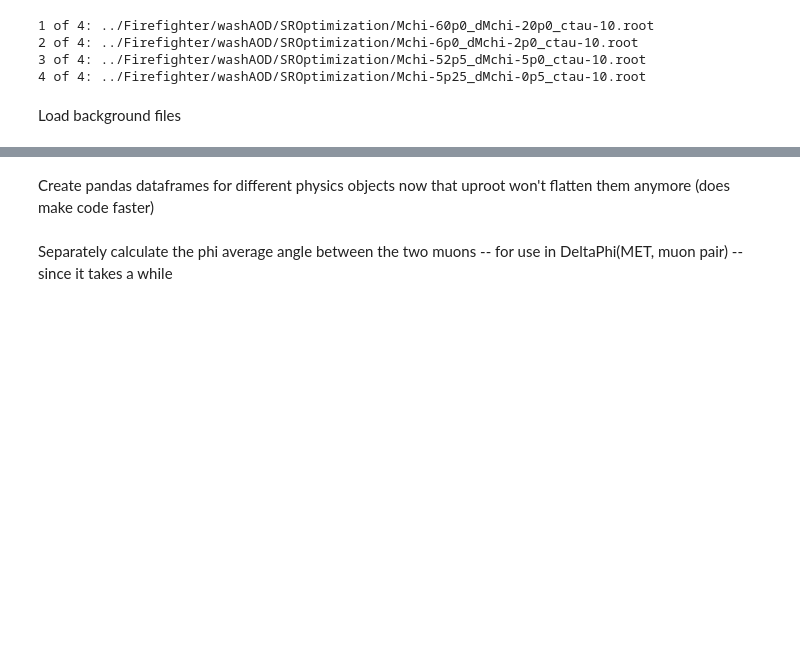
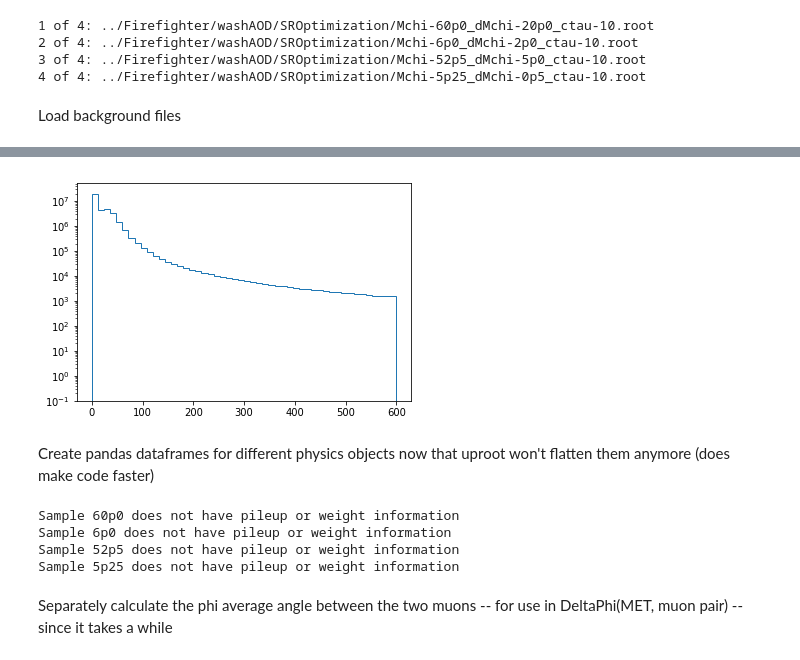
Before and after one commit to afrankenthal/iDM-analysis-plotting, a Jupyter notebook: older_scrips/SROptimizationAnalysis.ipynb, the cells around one changed output, grey strips where cells are left out. Cells and saved outputs as stored; diff of their text form; code cells hidden in the pictures; blank space fills up the shorter version.

```diff
--- a/older_scrips/SROptimizationAnalysis.ipynb
+++ b/older_scrips/SROptimizationAnalysis.ipynb
@@ -6,12 +6,13 @@ import numpy as np
 import pandas as pd
 from collections import OrderedDict
 import math
+import time
 
 %matplotlib inline
 import matplotlib.pyplot as plt
 from mpl_toolkits.axes_grid1.inset_locator import inset_axes
 plt.style.use('default')
 plt.rcParams['grid.linestyle'] = ':'
-plt.rcParams.update({'font.size': 9})
+plt.rcParams.update({'font.size': 11})
 
 import uproot # uproot needs to be last for some reason
@@ -27,3 +42,6 @@ import operator
+# %%
+import concurrent.futures
+executor = concurrent.futures.ThreadPoolExecutor(48)
 # %% [markdown]
 # Load ntuples from analyzer
 # %% [markdown]
@@ -75,0 +102,28 @@ Load background files
+# %%
+bkgs_dirs = ['DYJetsToLL_M-50_TuneCP5_13TeV-madgraphMLM-pythia8/crab_DYJetsToLL/190325_184023/0000',
+             'DYJetsToTauTau_ForcedMuDecay_M-50_TuneCP5_13TeV-amcatnloFXFX-pythia8/crab_DYJetsToTauTau/190325_183740/0000',
+             'QCD_bEnriched_HT100to200_TuneCP5_13TeV-madgraph-pythia8/crab_QCD_bEnriched_HT100to200/190327_144913/0000',
+             'TTTo2L2Nu_TuneCP5_13TeV-powheg-pythia8/crab_TTTo2L2Nu/190325_190600/0000',
+             'WJetsToLNu_HT-100To200_TuneCP5_13TeV-madgraphMLM-pythia8/crab_WJetsToLNu_HT-100To200/190325_190137/0000',
+             'WWJJToLNuLNu_QCD_noTop_13TeV-madgraph-pythia8/crab_WWJJToLNuLNu/190325_183506/0000',
+             'WWTo2L2Nu_NNPDF31_TuneCP5_13TeV-powheg-pythia8/crab_WWTo2L2Nu_v3/190325_173808/0000',
+             'WZTo3LNu_TuneCP5_13TeV-powheg-pythia8/crab_WZTo3LNu/190325_183610/0000',
+             'ZJetsToNuNu_HT-100To200_13TeV-madgraph/crab_ZJetsToNuNu_HT-100To200/190325_190422/0000',
+             'ZZTo2L2Nu_TuneCP5_13TeV_powheg_pythia8/crab_ZZTo2L2Nu/190325_182956/0000',
+
+            ]
+bkgs = ['DYJetsToLL', 'DYJetsToTauTau', 'QCD_bEnriched_HT100to200', 'TTTo2L2Nu', 'WJetsToLNu_HT-100To200',
+        'WWJJToLNuLNu', 'WWTo2L2Nu', 'WZTo3LNu', 'ZJetsToNuNu_HT-100To200', 'ZZTo2L2Nu']
+# %%
+xrdfs = client.FileSystem("root://cmseos.fnal.gov/")
+
+redirector = 'root://cmsxrootd.fnal.gov'
+bkg_base_dir = '/store/group/lpcmetx/iDM/Ntuples/2018/backgrounds'
+files = {}
+
+for bkg, bkg_dir in zip(bkgs, bkgs_dirs):
+    files[bkg] = []
+    status, listing = xrdfs.dirlist(f'{bkg_base_dir}/{bkg_dir}', DirListFlags.STAT)
+    for file in listing:
+        if '.root' in file.name:
+            files[bkg].append(f'{redirector}/{bkg_base_dir}/{bkg_dir}/{file.name}')
@@ -75,0 +334,4 @@ Load background files
+# %%
+plt.hist(muons['DYJetsToLL']['recoPt'],bins=50,histtype='step', log=True,range=(0,600));
+# %% [output]
+[figure, added]
@@ -82,9 +346,10 @@ tree['ZJetsToNuNu'] = uproot.open('root://cmsxrootd.fnal.gov//store/group/lpcmet
 Create pandas dataframes for different physics objects now that uproot won't flatten them anymore
 (does make code faster)
 # %%
-leadingJet = OrderedDict({}); MET = OrderedDict({});
-muons = OrderedDict({}); vertex = OrderedDict({});
-cuts = OrderedDict({}); cutsCrit = OrderedDict({})
+# leadingJet = OrderedDict({}); MET = OrderedDict({});
+# muons = OrderedDict({}); vertex = OrderedDict({});
+# cuts = OrderedDict({}); cutsCrit = OrderedDict({})
+# pileup = OrderedDict({})
 
 for mchi in mchis:
     leadingJet[mchi] = trees[mchi][10].pandas.df(['recoPFJetPt','recoPFJetEta','recoPFJetPhi']).loc[(slice(None),0),slice(None)].reset_index(level=1)
@@ -93,5 +358,15 @@ for mchi in mchis:
     vertex[mchi] = trees[mchi][10].pandas.df(['recoDr','recoVxy','recoVz']).reset_index(level=1)
     cuts[mchi] = trees[mchi][10].pandas.df('cutsVec*')
     cutsCrit[mchi] = [ cuts[mchi][f'cutsVec[{cut}]'] == 1 for cut in numCuts ]
+    try:
+        pileup[mchi] = trees[mchi][10].pandas.df(['genputrue','genpuobs','genwgt'])
+        pileup[mchi]['relgenwgt'] = pileup[mchi]['genwgt']/pileup[mchi]['genwgt'].sum()
+    except KeyError:
+        print(f'Sample {mchi} does not have pileup or weight information')
+# %% [output]
+Sample 60p0 does not have pileup or weight information
+Sample 6p0 does not have pileup or weight information
+Sample 52p5 does not have pileup or weight information
+Sample 5p25 does not have pileup or weight information
 # %% [markdown]
 Separately calculate the phi average angle between the two muons -- for use in DeltaPhi(MET, muon pair) -- since it takes a while
```
Also changed, not shown: parts of 39 cells of this notebook, 9 other files.
